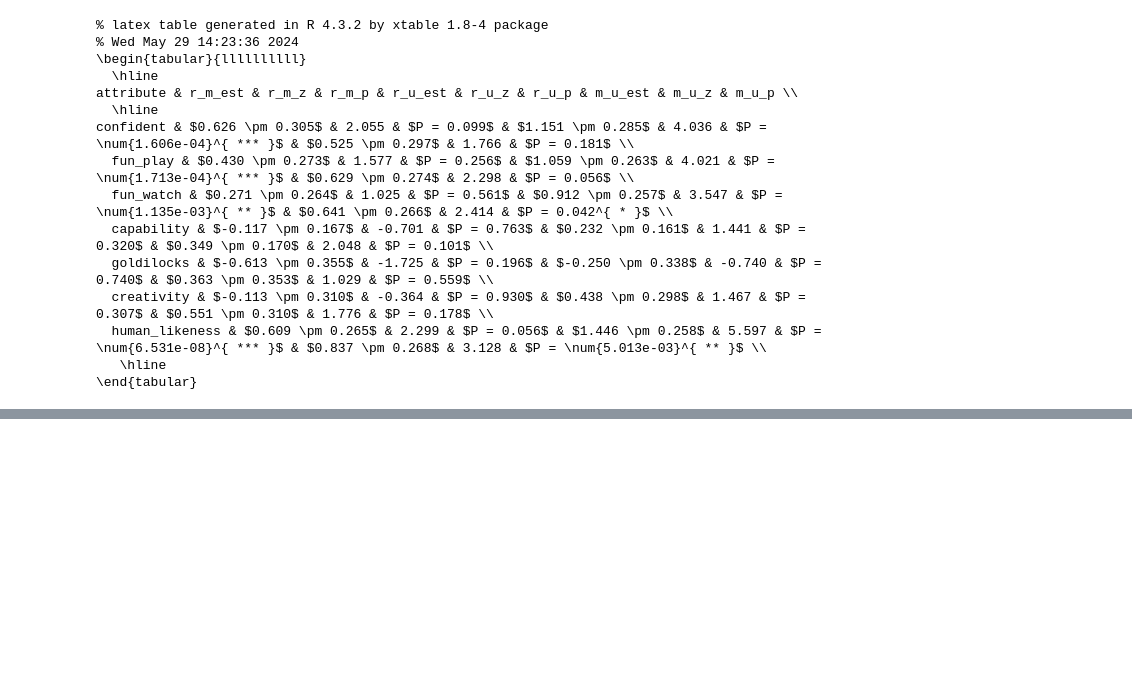
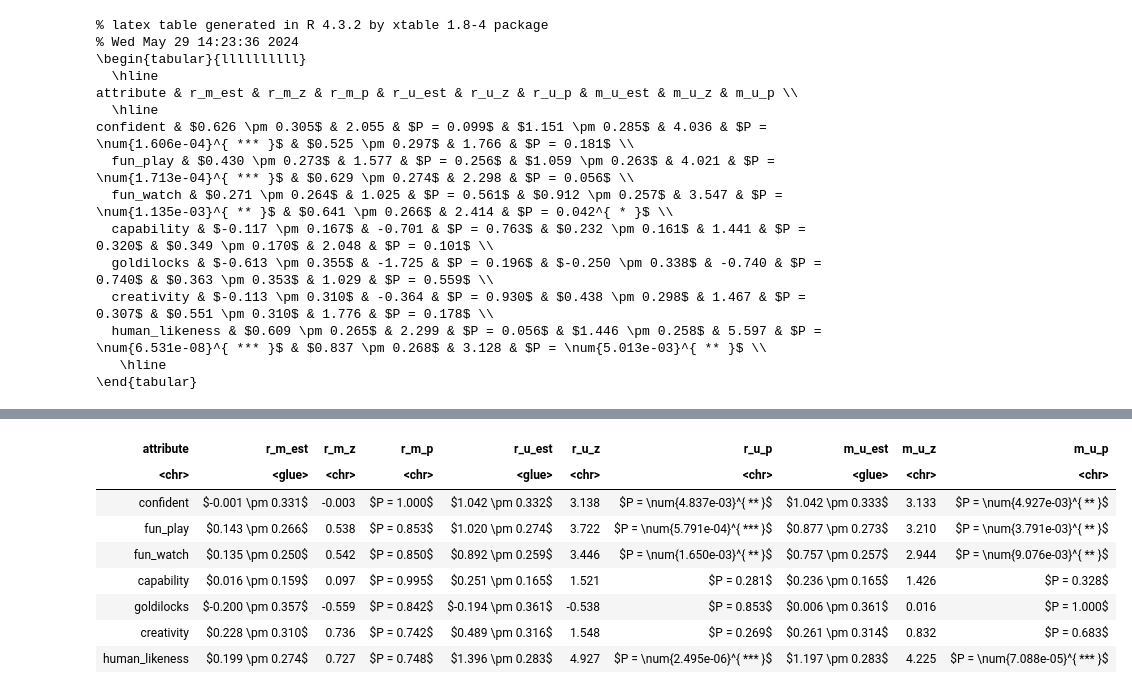
Before and after one commit to guydav/goals-as-reward-producing-programs, a Jupyter notebook: reproduction_notebooks/human_evaluations_mixed_models.ipynb, the cells around one changed output, grey strips where cells are left out. Cells and saved outputs as stored; diff of their text form; code cells hidden in the pictures; blank space fills up the shorter version.

```diff
--- a/reproduction_notebooks/human_evaluations_mixed_models.ipynb
+++ b/reproduction_notebooks/human_evaluations_mixed_models.ipynb
@@ -345,11 +241,17 @@ for (attr in ATTRIBUTES) {
     model_list[[attr]] <- attr.mm
 
     display_markdown("### Mixed Effects Model")
-    print(summary(attr.mm))
+    s <- capture.output(
+        print(summary(attr.mm))
+    )
+    display_text(s)
 
     attr.marginal_means = emmeans(attr.mm, "game_type")
     display_markdown("### Marginal Means")
-    print(pairs(attr.marginal_means, reverse = TRUE))
+    s <- capture.output(
+        print(pairs(attr.marginal_means, reverse = TRUE))
+    )
+    display_text(s)
 
     display_markdown("------------------")
 }
@@ -631,0 +893,72 @@ confident & $0.626 \pm 0.305$ & 2.055 & $P = 0.099$ & $1.151 \pm 0.285$ & 4.036
+# %%
+truncate_p_values <- FALSE
+sig_figs <- 3
+
+game_type_only_mm_results_table <- data.frame(
+    attribute = character(),
+    r_m_est = numeric(),
+    r_m_z = numeric(),
+    r_m_p = numeric(),
+    r_u_est = numeric(),
+    r_u_z = numeric(),
+    r_u_p = numeric(),
+    m_u_est = numeric(),
+    m_u_z = numeric(),
+    m_u_p = numeric()
+
+)
+
+
+for (name in names(game_type_only_model_list)) {
+    model <- game_type_only_model_list[[name]]
+    em <- emmeans(model, "game_type")
+    p <- pairs(em, reverse = TRUE)
+    s <- summary(p)
+    table_row <- data.frame(
+        attribute = name,
+        r_m_est = glue("${formatC(s[3, 2], digits = sig_figs, format = 'f')} \\pm {formatC(s[3, 3], digits = sig_figs, format = 'f')}$"),
+        r_m_z = formatC(s[3, 5], digits = sig_figs, format = "f"),
+        r_m_p = s[3, 6],
+        r_u_est = glue("${formatC(s[2, 2], digits = sig_figs, format = 'f')} \\pm {formatC(s[2, 3], digits = sig_figs, format = 'f')}$"),
+        r_u_z = formatC(s[2, 5], digits = sig_figs, format = "f"),
+        r_u_p = s[2, 6],
+        m_u_est = glue("${formatC(s[1, 2], digits = sig_figs, format = 'f')} \\pm {formatC(s[1, 3], digits = sig_figs, format = 'f')}$"),
+        m_u_z = formatC(s[1, 5], digits = sig_figs, format = "f"),
+        m_u_p = s[1, 6]
+    )
+    game_type_only_mm_results_table <- rbind(game_type_only_mm_results_table, table_row)
+}
+
+
+# Iterate through the columns
+for (col in c("m_u_p", "r_u_p", "r_m_p")) {
+    # Iterate through the cells
+    for (i in seq_len(nrow(game_type_only_mm_results_table))) {
+        # Get the current value
+        value <- as.double(game_type_only_mm_results_table[i, col])
+
+        # Modify the value based on the conditions
+        if (truncate_p_values && value < 10^-5) {
+            game_type_only_mm_results_table[i, col] <- "$P < \\num{1e-5}^{ *** }$"
+        } else if (truncate_p_values && value < 10^-3) {
+            game_type_only_mm_results_table[i, col] <- "$P < \\num{1e-3}^{ *** }$"
+        } else {
+            use_scientific <- value < 0.01
+            v <- formatC(value, digits = sig_figs, format = ifelse(use_scientific, "e", "f"))
+            if (use_scientific) {
+                v <- glue("\\num{{{v}}}")
+            }
+            stars <- ifelse(value < 0.001, "***",
+                ifelse(value < 0.01, "**", ifelse(value < 0.05, "*", ""))
+            )
+            if (stars != "") {
+                game_type_only_mm_results_table[i, col] <- glue("$P = {v}^{{ {stars} }}$")
+            } else {
+                game_type_only_mm_results_table[i, col] <- glue("$P = {v}$")
+            }
+        }
+    }
+}
+
+game_type_only_mm_results_table
+# %% [output]
@@ -631,0 +980,9 @@ confident & $0.626 \pm 0.305$ & 2.055 & $P = 0.099$ & $1.151 \pm 0.285$ & 4.036
+| attribute | r_m_est | r_m_z | r_m_p | r_u_est | r_u_z | r_u_p | m_u_est | m_u_z | m_u_p |
+| <chr> | <glue> | <chr> | <chr> | <glue> | <chr> | <chr> | <glue> | <chr> | <chr> |
+| confident | $-0.001 \pm 0.331$ | -0.003 | $P = 1.000$ | $1.042 \pm 0.332$ | 3.138 | $P = \num{4.837e-03}^{ ** }$ | $1.042 \pm 0.333$ | 3.133 | $P = \num{4.927e-03}^{ ** }$ |
+| fun_play | $0.143 \pm 0.266$ | 0.538 | $P = 0.853$ | $1.020 \pm 0.274$ | 3.722 | $P = \num{5.791e-04}^{ *** }$ | $0.877 \pm 0.273$ | 3.210 | $P = \num{3.791e-03}^{ ** }$ |
+| fun_watch | $0.135 \pm 0.250$ | 0.542 | $P = 0.850$ | $0.892 \pm 0.259$ | 3.446 | $P = \num{1.650e-03}^{ ** }$ | $0.757 \pm 0.257$ | 2.944 | $P = \num{9.076e-03}^{ ** }$ |
+| capability | $0.016 \pm 0.159$ | 0.097 | $P = 0.995$ | $0.251 \pm 0.165$ | 1.521 | $P = 0.281$ | $0.236 \pm 0.165$ | 1.426 | $P = 0.328$ |
+| goldilocks | $-0.200 \pm 0.357$ | -0.559 | $P = 0.842$ | $-0.194 \pm 0.361$ | -0.538 | $P = 0.853$ | $0.006 \pm 0.361$ | 0.016 | $P = 1.000$ |
+| creativity | $0.228 \pm 0.310$ | 0.736 | $P = 0.742$ | $0.489 \pm 0.316$ | 1.548 | $P = 0.269$ | $0.261 \pm 0.314$ | 0.832 | $P = 0.683$ |
+| human_likeness | $0.199 \pm 0.274$ | 0.727 | $P = 0.748$ | $1.396 \pm 0.283$ | 4.927 | $P = \num{2.495e-06}^{ *** }$ | $1.197 \pm 0.283$ | 4.225 | $P = \num{7.088e-05}^{ *** }$ |
```
Also changed, not shown: parts of 21 cells of this notebook, 13 other files.
